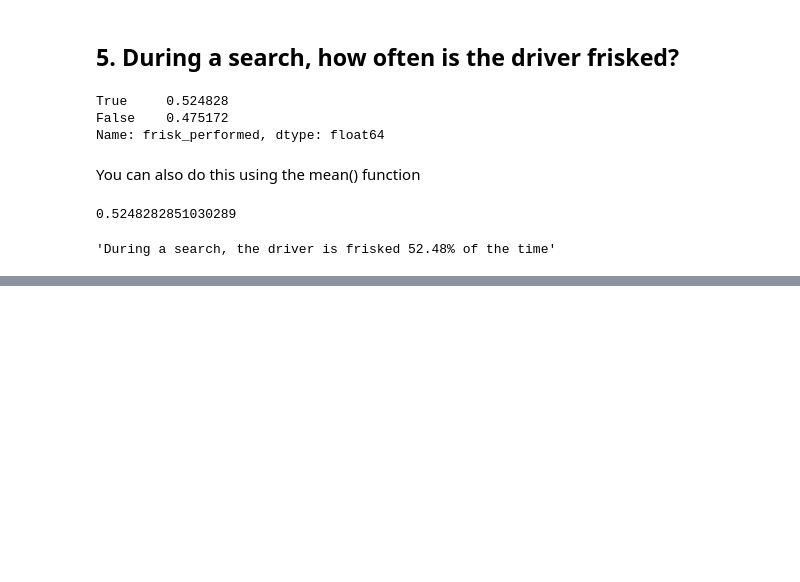
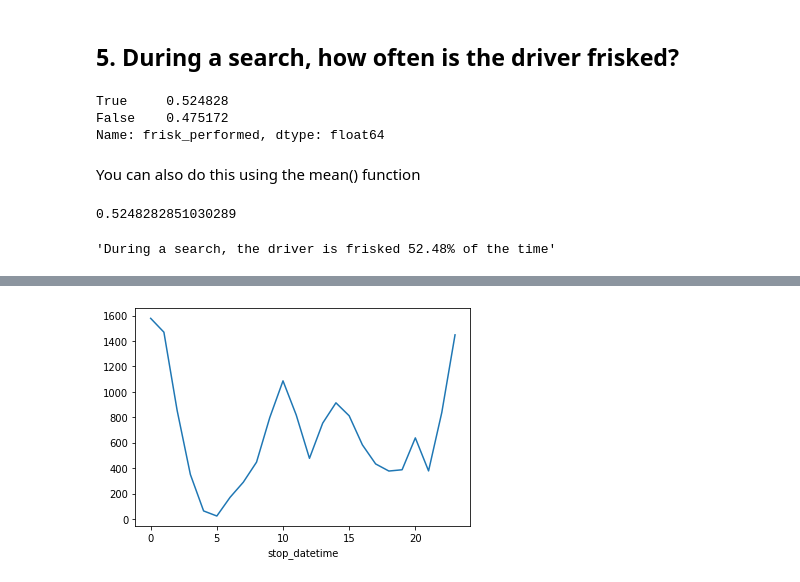
Before and after one commit to samirgadkari/ds, a Jupyter notebook: stanford_open_policing_dataset_analysis_rhode_island.ipynb, the cells around one changed output, grey strips where cells are left out. Saved outputs shown, nothing was run; the diff lists cells and outputs as text; code cells hidden in the pictures; blank space fills up the shorter version.

```diff
--- a/stanford_open_policing_dataset_analysis_rhode_island.ipynb
+++ b/stanford_open_policing_dataset_analysis_rhode_island.ipynb
@@ -222,0 +294,2 @@ Name: year, dtype: int64
+# %%
+ri_short['contraband_drugs'] = ri['contraband_drugs'].copy()
@@ -222,0 +304,2 @@ Name: year, dtype: int64
+# %%
+ri_short = ri_short.dropna(axis=0, subset=['contraband_drugs'])
@@ -222,0 +310,2 @@ Name: year, dtype: int64
+# %%
+ri_short['contraband_drugs_int'] = ri_short['contraband_drugs'].astype(int)
@@ -222,0 +320,2 @@ Name: year, dtype: int64
+# %%
+ri_short.loc[:, 'contraband_drugs_int'] = ri_short.loc[:, 'contraband_drugs'].astype(int)
@@ -222,0 +340,5 @@ Name: year, dtype: int64
+# %%
+ri_short.groupby(ri_short.stop_datetime.dt.hour) \
+    .contraband_drugs_int.count().plot();
+# %% [output]
+[figure, added]
```
Also changed, not shown: parts of 37 cells of this notebook.
